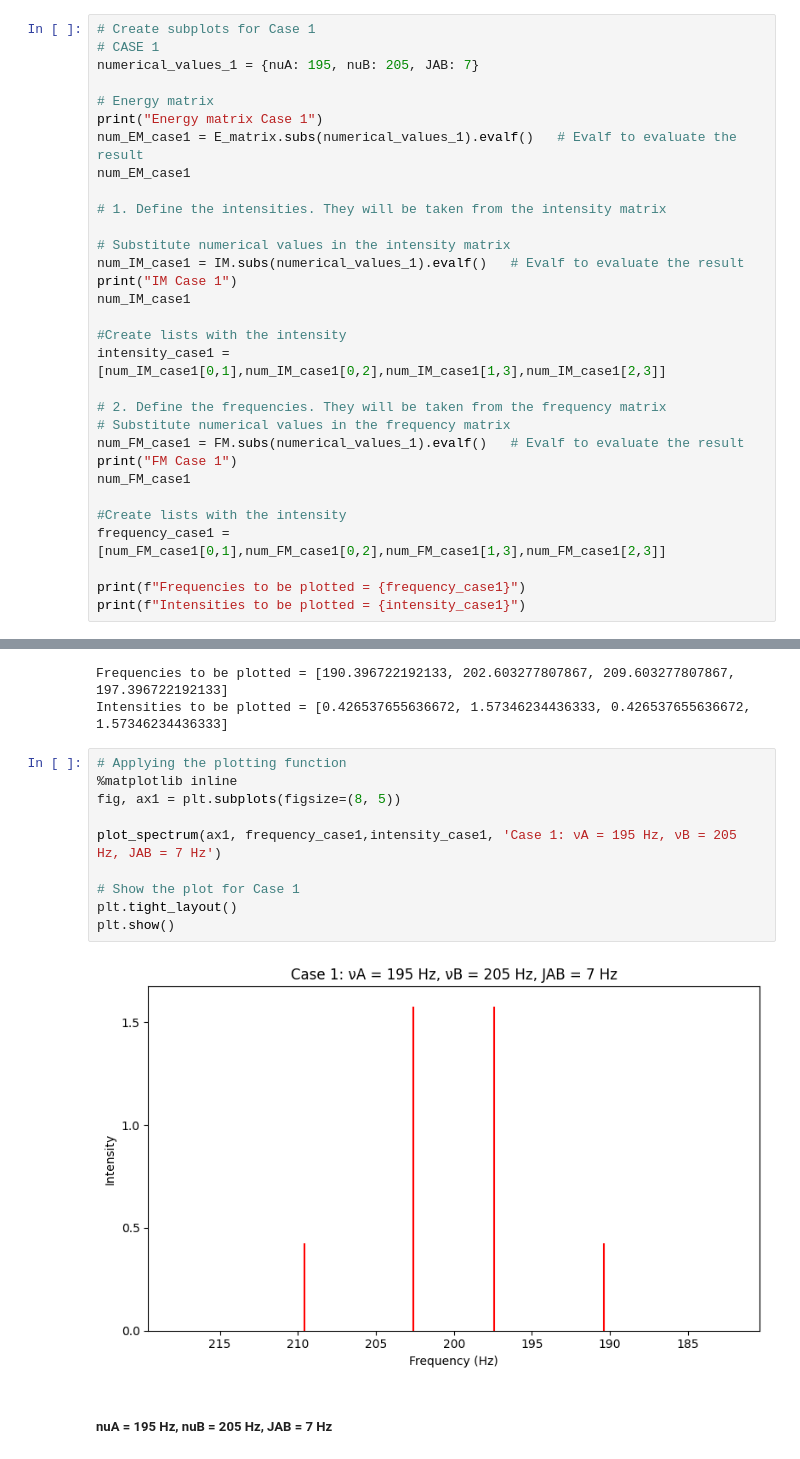
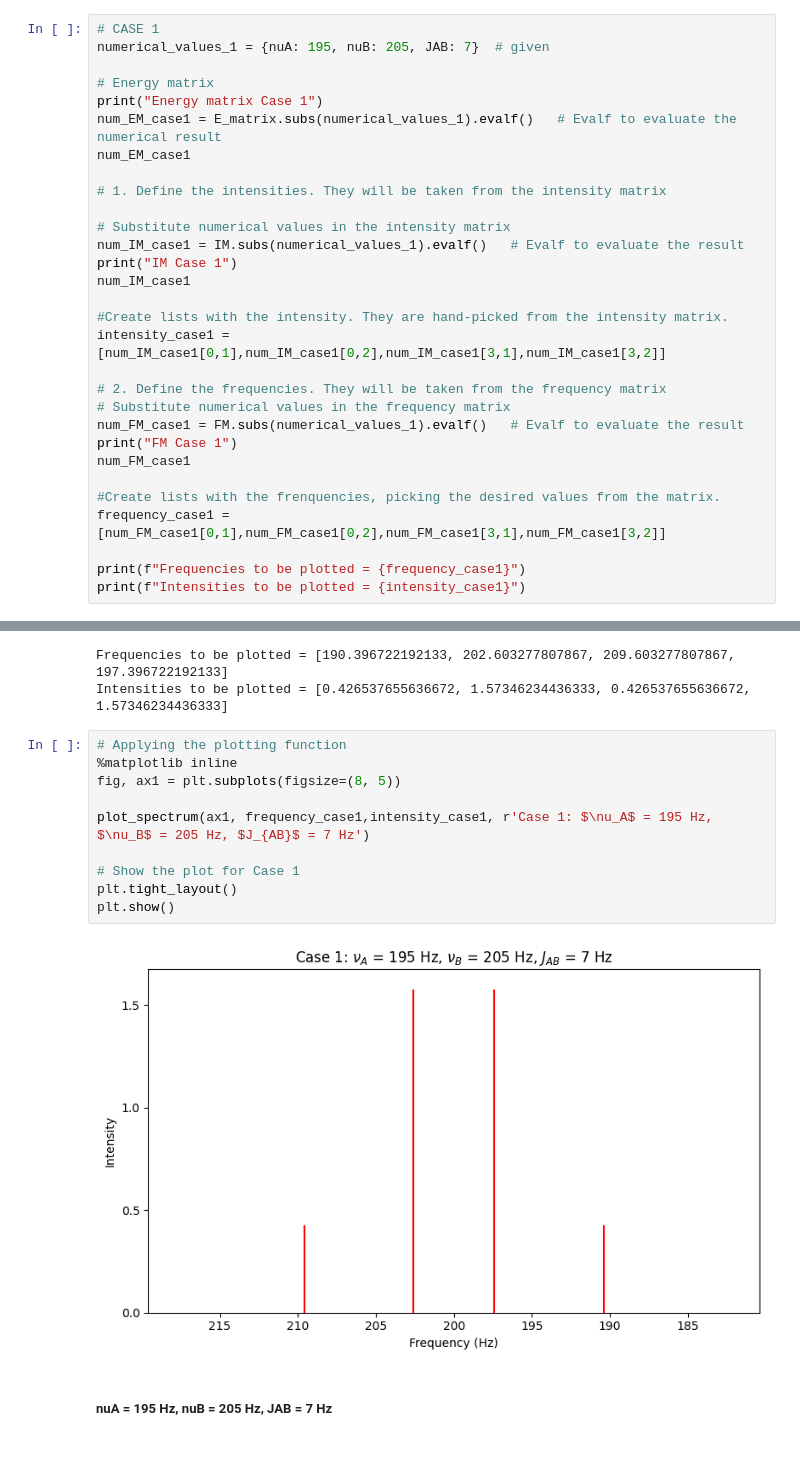
Before and after one commit to dtrejoz/NMR, a Jupyter notebook: NMR.ipynb, the cells around one changed output, grey strips where cells are left out. Saved outputs shown, nothing was run; the diff lists cells and outputs as text.

```diff
--- a/NMR.ipynb
+++ b/NMR.ipynb
@@ -1045,13 +1044,12 @@ def plot_spectrum(ax, frequencies,intensities, title):
 # %% [markdown]
 ##### nuA = 150 Hz, nuB = 250 Hz, JAB = 7 Hz
 # %%
-# Create subplots for Case 1
 # CASE 1
-numerical_values_1 = {nuA: 195, nuB: 205, JAB: 7}
+numerical_values_1 = {nuA: 195, nuB: 205, JAB: 7}  # given
 
 # Energy matrix
 print("Energy matrix Case 1")
-num_EM_case1 = E_matrix.subs(numerical_values_1).evalf()   # Evalf to evaluate the result
+num_EM_case1 = E_matrix.subs(numerical_values_1).evalf()   # Evalf to evaluate the numerical result
 num_EM_case1
 
 # 1. Define the intensities. They will be taken from the intensity matrix
@@ -1061,8 +1059,8 @@ num_IM_case1 = IM.subs(numerical_values_1).evalf()   # Evalf to evaluate the res
 print("IM Case 1")
 num_IM_case1
 
-#Create lists with the intensity
-intensity_case1 = [num_IM_case1[0,1],num_IM_case1[0,2],num_IM_case1[1,3],num_IM_case1[2,3]]
+#Create lists with the intensity. They are hand-picked from the intensity matrix.
+intensity_case1 = [num_IM_case1[0,1],num_IM_case1[0,2],num_IM_case1[3,1],num_IM_case1[3,2]]
 
 # 2. Define the frequencies. They will be taken from the frequency matrix
 # Substitute numerical values in the frequency matrix
@@ -1070,8 +1068,8 @@ num_FM_case1 = FM.subs(numerical_values_1).evalf()   # Evalf to evaluate the res
 print("FM Case 1")
 num_FM_case1
 
-#Create lists with the intensity
-frequency_case1 = [num_FM_case1[0,1],num_FM_case1[0,2],num_FM_case1[1,3],num_FM_case1[2,3]]
+#Create lists with the frenquencies, picking the desired values from the matrix.
+frequency_case1 = [num_FM_case1[0,1],num_FM_case1[0,2],num_FM_case1[3,1],num_FM_case1[3,2]]
 
 print(f"Frequencies to be plotted = {frequency_case1}")
 print(f"Intensities to be plotted = {intensity_case1}")
@@ -1087,15 +1085,15 @@ Intensities to be plotted = [0.426537655636672, 1.57346234436333, 0.426537655636
 # %%
 # Applying the plotting function
 %matplotlib inline
 fig, ax1 = plt.subplots(figsize=(8, 5))
 
-plot_spectrum(ax1, frequency_case1,intensity_case1, 'Case 1: νA = 195 Hz, νB = 205 Hz, JAB = 7 Hz')
+plot_spectrum(ax1, frequency_case1,intensity_case1, r'Case 1: $\nu_A$ = 195 Hz, $\nu_B$ = 205 Hz, $J_{AB}$ = 7 Hz')
 
 # Show the plot for Case 1
 plt.tight_layout()
 plt.show()
 # %% [output]
-[figure, old version]
+[figure, new version]
 # %% [markdown]
 ##### nuA = 195 Hz, nuB = 205 Hz, JAB = 7 Hz
 # %%
```
Also changed, not shown: parts of 12 cells of this notebook.
